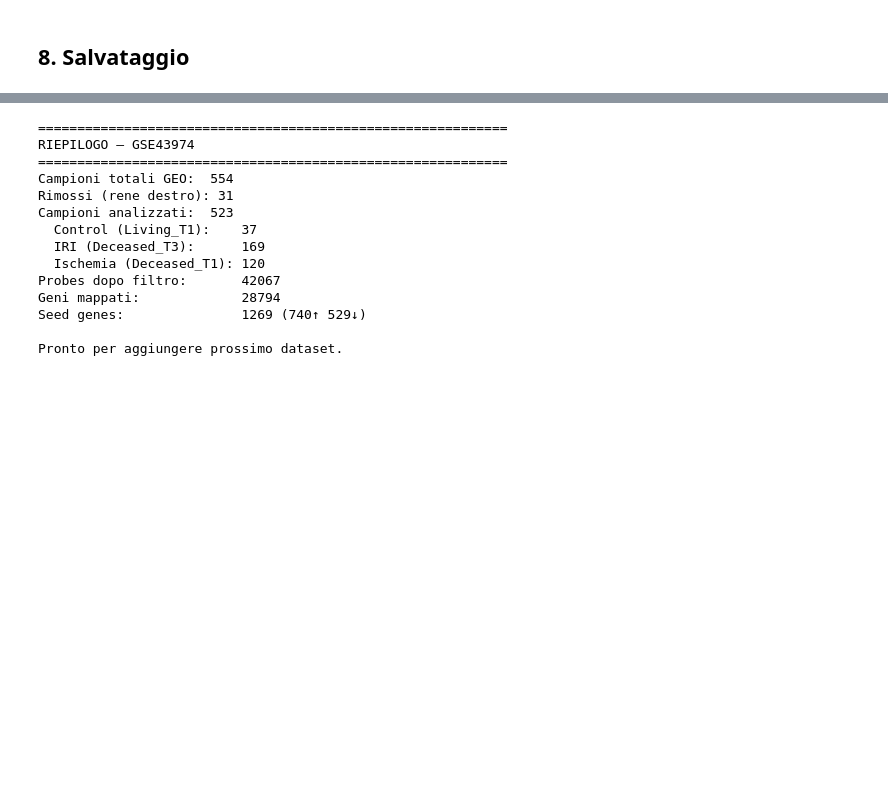
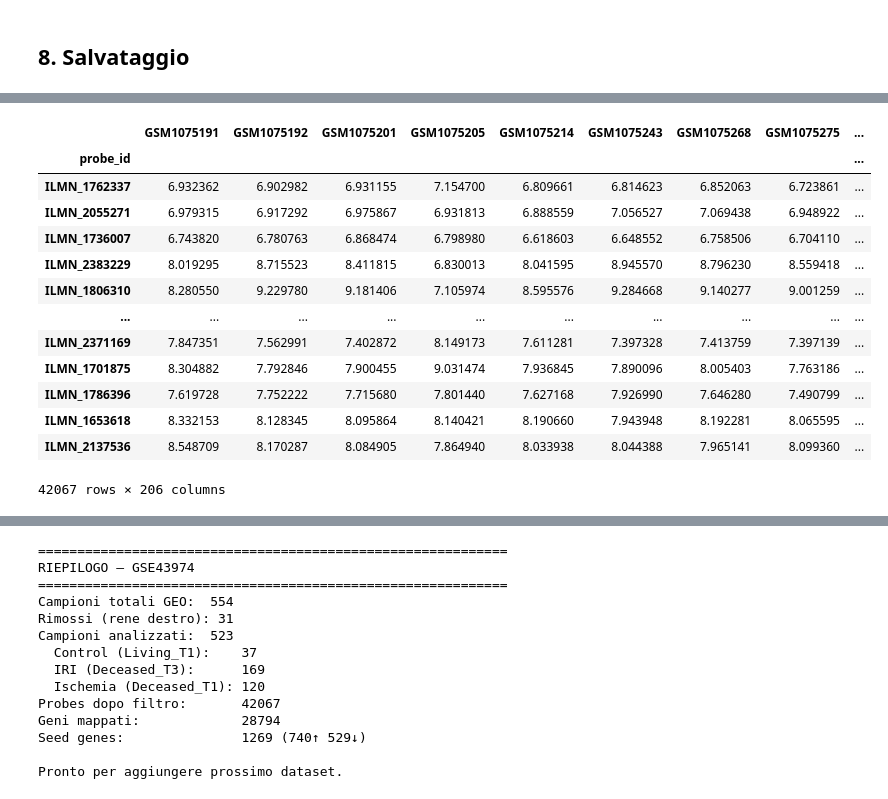
Before and after one commit to roberto-casale/iri_aki_pipeline, a Jupyter notebook: notebooks/fase1_GSE43974_raw.ipynb, the cells around one changed output, grey strips where cells are left out. Drawn from its saved outputs; the diff is of its cells as text; code cells hidden in the pictures; blank space fills up the shorter version.

```diff
--- a/notebooks/fase1_GSE43974_raw.ipynb
+++ b/notebooks/fase1_GSE43974_raw.ipynb
@@ -1100,0 +1100,20 @@ File salvati in /Users/robertocasale/Desktop/lavoro_FBF/magic_solution/output/fa
+# %%
+expr_for_r = expr[samples_for_r].copy()
+expr_for_r.index = expr_for_r.index.map(probe_to_gene)
+# %%
+expr_for_r
+# %% [output]
+|  | GSM1075191 | GSM1075192 | GSM1075201 | GSM1075205 | GSM1075214 | GSM1075243 | GSM1075268 | GSM1075275 | ... |
+| probe_id |  |  |  |  |  |  |  |  | ... |
+| ILMN_1762337 | 6.932362 | 6.902982 | 6.931155 | 7.154700 | 6.809661 | 6.814623 | 6.852063 | 6.723861 | ... |
+| ILMN_2055271 | 6.979315 | 6.917292 | 6.975867 | 6.931813 | 6.888559 | 7.056527 | 7.069438 | 6.948922 | ... |
+| ILMN_1736007 | 6.743820 | 6.780763 | 6.868474 | 6.798980 | 6.618603 | 6.648552 | 6.758506 | 6.704110 | ... |
+| ILMN_2383229 | 8.019295 | 8.715523 | 8.411815 | 6.830013 | 8.041595 | 8.945570 | 8.796230 | 8.559418 | ... |
+| ILMN_1806310 | 8.280550 | 9.229780 | 9.181406 | 7.105974 | 8.595576 | 9.284668 | 9.140277 | 9.001259 | ... |
+| ... | ... | ... | ... | ... | ... | ... | ... | ... | ... |
+| ILMN_2371169 | 7.847351 | 7.562991 | 7.402872 | 8.149173 | 7.611281 | 7.397328 | 7.413759 | 7.397139 | ... |
+| ILMN_1701875 | 8.304882 | 7.792846 | 7.900455 | 9.031474 | 7.936845 | 7.890096 | 8.005403 | 7.763186 | ... |
+| ILMN_1786396 | 7.619728 | 7.752222 | 7.715680 | 7.801440 | 7.627168 | 7.926990 | 7.646280 | 7.490799 | ... |
+| ILMN_1653618 | 8.332153 | 8.128345 | 8.095864 | 8.140421 | 8.190660 | 7.943948 | 8.192281 | 8.065595 | ... |
+| ILMN_2137536 | 8.548709 | 8.170287 | 8.084905 | 7.864940 | 8.033938 | 8.044388 | 7.965141 | 8.099360 | ... |
+42067 rows × 206 columns
```
Also changed, not shown: parts of 8 cells of this notebook, 9 other files.
